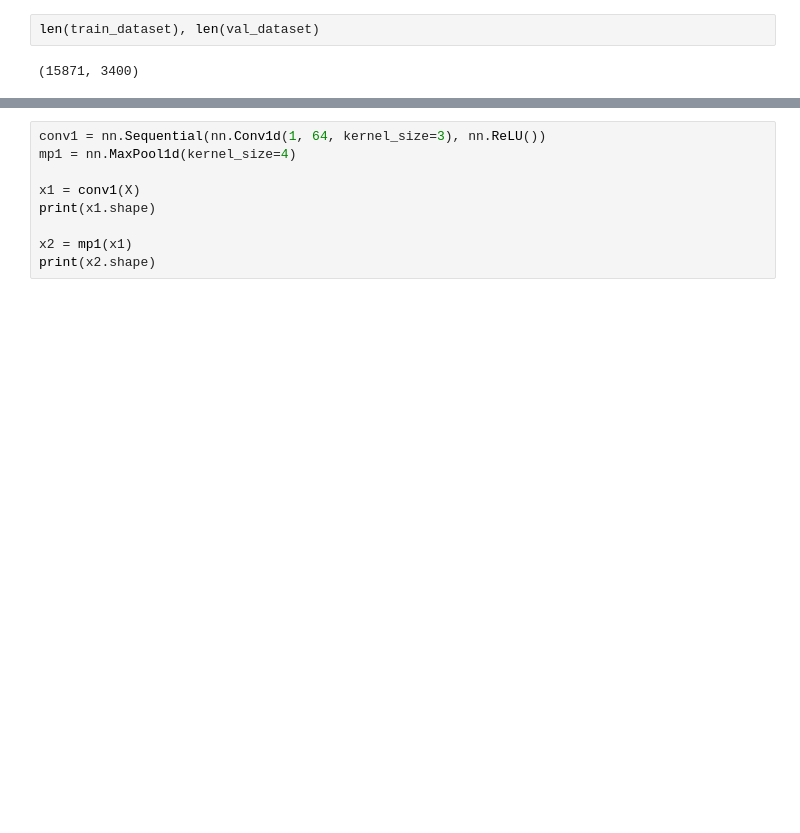
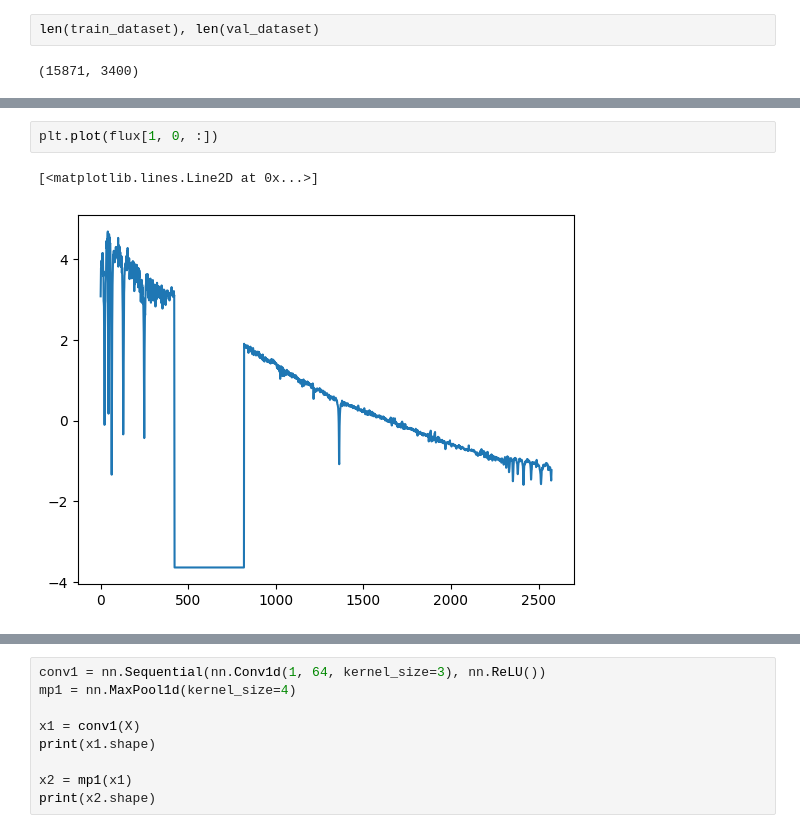
Before and after one commit to MeriDK/AstroM3, a Jupyter notebook: notebooks/006-spectra-eda.ipynb, the cells around one changed output, grey strips where cells are left out. Drawn from its saved outputs; the diff is of its cells as text; blank space fills up the shorter version.

```diff
--- a/notebooks/006-spectra-eda.ipynb
+++ b/notebooks/006-spectra-eda.ipynb
@@ -241,0 +607,5 @@ val_dataloader = DataLoader(val_dataset, batch_size=128, shuffle=False, num_work
+# %%
+plt.plot(flux[1, 0, :])
+# %% [output]
+[<matplotlib.lines.Line2D at 0x...>]
+[figure, added]
```
Also changed, not shown: parts of 35 cells of this notebook, 1 other file.
